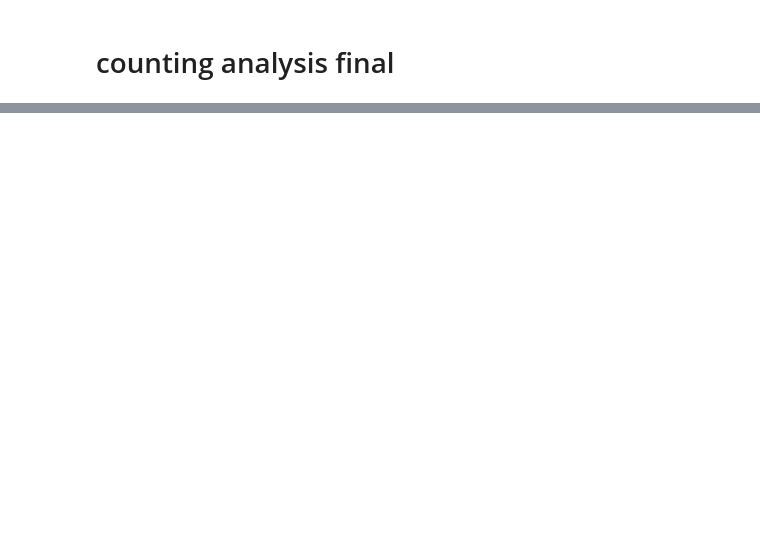
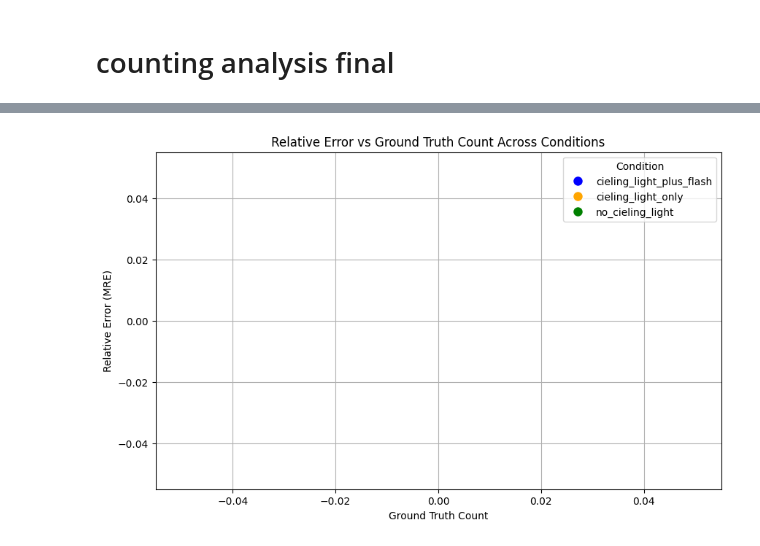
Before and after one commit to gbo999/Computer-Vision-for-Aquaculture-Monitoring-Robot, a Jupyter notebook: fifty_one/counting.ipynb, the cells around one changed output, grey strips where cells are left out. Cells and saved outputs as stored; diff of their text form; code cells hidden in the pictures; blank space fills up the shorter version.

```diff
--- a/fifty_one/counting.ipynb
+++ b/fifty_one/counting.ipynb
@@ -427,16 +363,0 @@ plt.show()
-# %%
-import numpy as np
-import fiftyone.core.plots as fop
-
-conditions = ["light_plus_flash", "natural", "dark_and_flash"]
-
-for condition in conditions:
-    view = dataset.match_tags(condition)
-    results = view.evaluate_detections("predictions", gt_field="ground_truth",compute_mAP=True,confidence_thresh=0.25)
-
-    # Extract the mAP value
-    print(results.mAP())
-# 0.3957
-
-    plot = results.plot_pr_curves(classes=["prawn"], backend="matplotlib")
-    plot.show()
@@ -461,0 +376,3 @@ FigureCanvasAgg is non-interactive, and thus cannot be shown
+# %%
+for sample in dataset:
+    print(sample.ground_truth_detections)
@@ -462,2 +397,60 @@ FigureCanvasAgg is non-interactive, and thus cannot be shown
+# %%
+import matplotlib.pyplot as plt
+
+# Conditions and corresponding colors
+conditions = ["cieling_light_plus_flash", "cieling_light_only", "no_cieling_light"]
+colors = {'cieling_light_plus_flash': 'blue', 'cieling_light_only': 'orange', 'no_cieling_light': 'green'}
+
+# Lists to store values for plotting
+ground_truth_counts = []
+relative_errors = []
+absolute_errors = []
+condition_labels = []
+
+for condition in conditions:
+    view = dataset.match_tags(condition)
+
+    for sample in view:
+        gt_count = len(sample.ground_truth.detections)
+        if gt_count > 5:
+            # Check if ground_truth_detections is not None before accessing detections
+
+
+
+            pred_count = len(sample.predictions.detections)
+            abs_error = abs(pred_count - gt_count)
+
+            # Calculate relative error (avoid division by zero)
+            if gt_count > 0:
+                rel_error = abs_error / gt_count
+            else:
+                rel_error = 0
+
+            ground_truth_counts.append(gt_count)
+            relative_errors.append(rel_error)
+            absolute_errors.append(abs_error)
+            condition_labels.append(condition)
+
+# Create scatter plot
+plt.figure(figsize=(10, 6))
+scatter = plt.scatter(ground_truth_counts, relative_errors,
+                      c=[colors[label] for label in condition_labels],
+                      s=[(ae + 1) * 20 for ae in absolute_errors],  # Scale the size for visibility
+                      alpha=0.6)
+
+plt.xlabel('Ground Truth Count')
+plt.ylabel('Relative Error (MRE)')
+plt.title('Relative Error vs Ground Truth Count Across Conditions')
+
+# Create a legend with colors representing conditions
+plt.legend(handles=[plt.Line2D([0], [0], marker='o', color='w',
+                               markerfacecolor=color, markersize=10)
+                    for label, color in colors.items()],
+           labels=conditions, title="Condition")
+
+plt.grid(True)
+plt.show()
+# %% [output]
+[figure, added]
 # %%
 results.plot_pr_curves()
```
Also changed, not shown: parts of 36 cells of this notebook, 5 other files.
